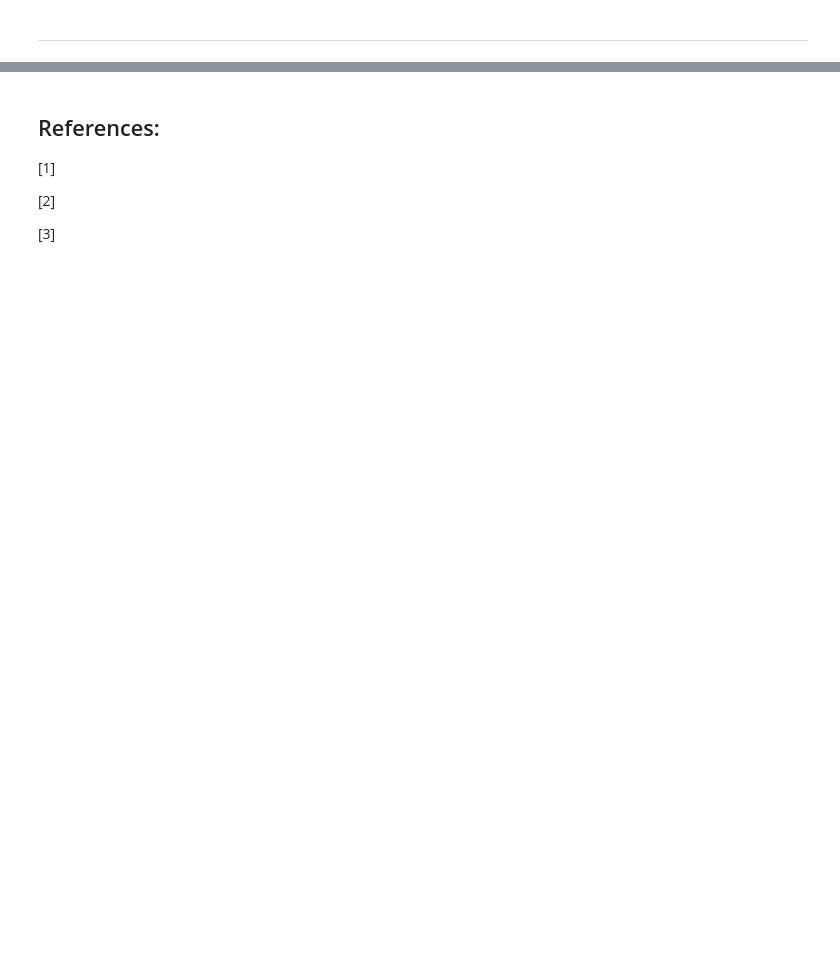
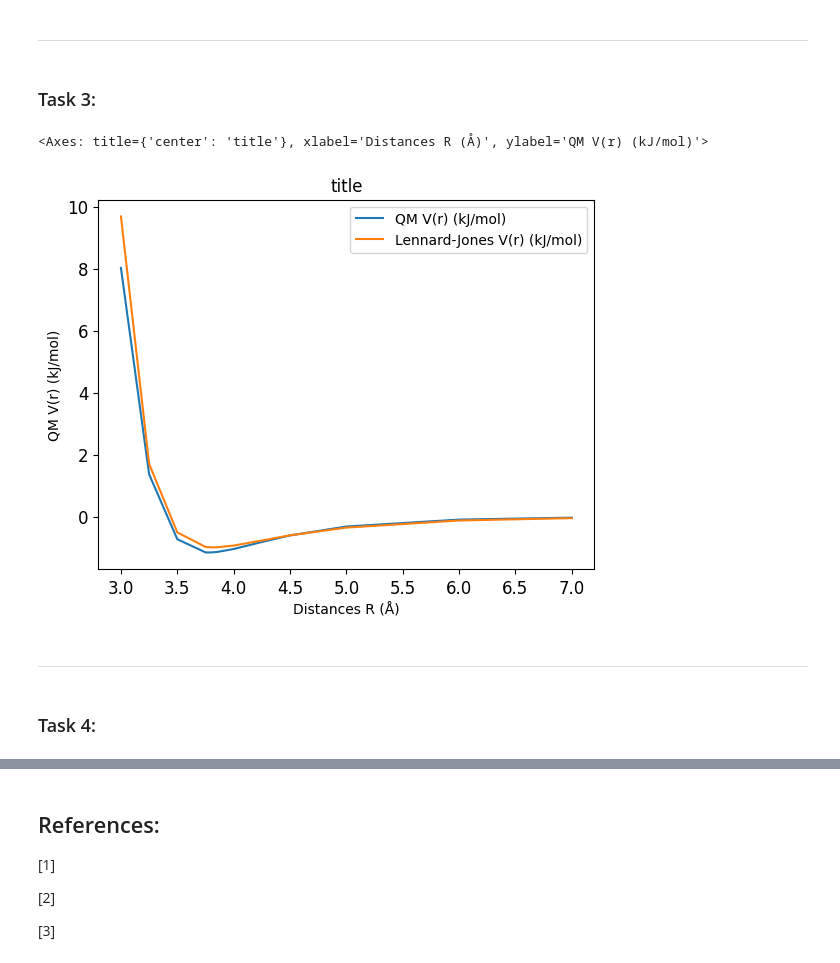
Before and after one commit to CowsGottaMoo/JupyterLabVSC, a Jupyter notebook: Scientific Programming with Python/homework/homework_3/the_interaction_between_two_atoms.ipynb, the cells around one changed output, grey strips where cells are left out. Cells and saved outputs as stored; diff of their text form; code cells hidden in the pictures; blank space fills up the shorter version.

```diff
--- a/Scientific Programming with Python/homework/homework_3/the_interaction_between_two_atoms.ipynb
+++ b/Scientific Programming with Python/homework/homework_3/the_interaction_between_two_atoms.ipynb
@@ -9,14 +13,14 @@ import pandas as pd
 # %% [markdown]
 ### Task 1:
 # %%
-df = pd.read_csv('CybulskiT1999_Ar2.csv', header=0, sep=';')
+input_data = pd.read_csv('CybulskiT1999_Ar2.csv', header=0, sep=';')
 
-cleaned_df = df.dropna()
-cleaned_df = cleaned_df.drop_duplicates()
+ar2_calculations = input_data.dropna()
+ar2_calculations = ar2_calculations.drop_duplicates()
 
-cleaned_df["QM V(r) (kJ/mol)"] = cleaned_df["QM V(r) (Hartree)"] * 2625.5
+ar2_calculations["QM V(r) (kJ/mol)"] = ar2_calculations["QM V(r) (Hartree)"] * 2625.5
 
-cleaned_df
+ar2_calculations
 # %% [output]
 |  | R (Å) | QM V(r) (Hartree) | QM V(r) (kJ/mol) |
 | 2 | 3.000 | 0.003055 | 8.020850 |
@@ -41,3 +45,18 @@ cleaned_df
 $$
  V_{LJ}(r) = 4\epsilon \left[  (\frac{\sigma}{r})^{12} - (\frac{\sigma}{r})^6\right]
 $$
+# %%
+def lennard_jones(epsilon, sigma, r):
+    ''' doc string and isinstance and typeending incoming '''
+    return( 4 * epsilon * ((sigma / r) ** 12 - (sigma / r) ** 6))
+# %%
+epsilon = 0.995
+sigma = 3.405
+lj_energies = []
+
+for index, row in ar2_calculations.iterrows():
+    r = row.iloc[0]
+    lj_energies.append(lennard_jones(epsilon, sigma, r))
+# %%
+ar2_calculations['Lennard-Jones V(r) (kJ/mol)'] = lj_energies
+ar2_calculations
@@ -44,2 +78,15 @@ $$
 # %% [markdown]
 ***
+# %% [markdown]
+### Task 3:
+# %%
+ar2_calculations.plot(x='R (Å)', y=['QM V(r) (kJ/mol)', 'Lennard-Jones V(r) (kJ/mol)'], kind='line',
+                      xlabel='Distances R (Å)', ylabel='QM V(r) (kJ/mol)',
+                      title='title', fontsize=12)
+# %% [output]
+<Axes: title={'center': 'title'}, xlabel='Distances R (Å)', ylabel='QM V(r) (kJ/mol)'>
+[figure, added]
+# %% [markdown]
+***
+# %% [markdown]
+### Task 4:
```
Also changed, not shown: parts of 6 cells of this notebook.
